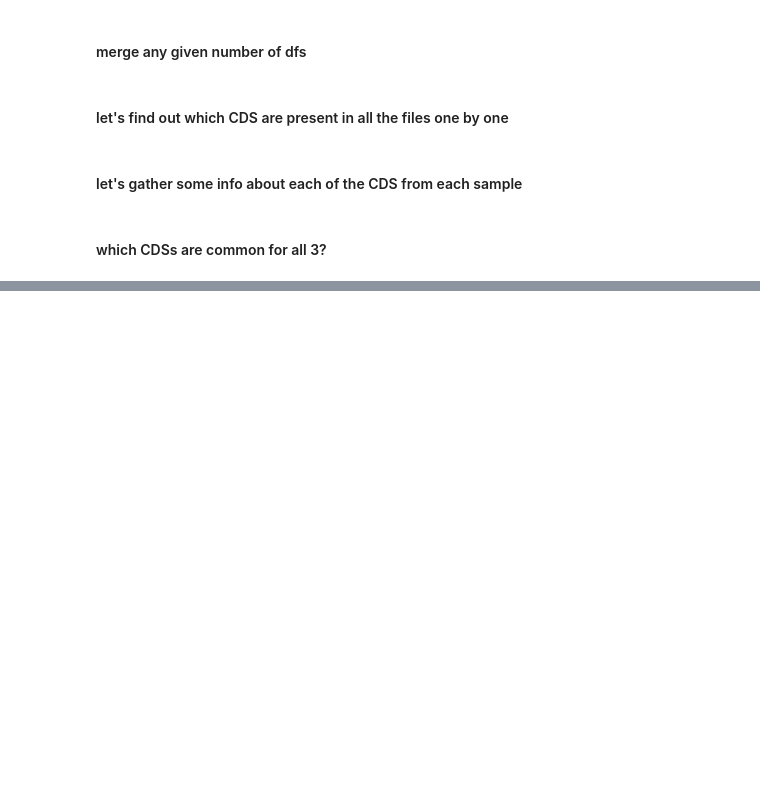
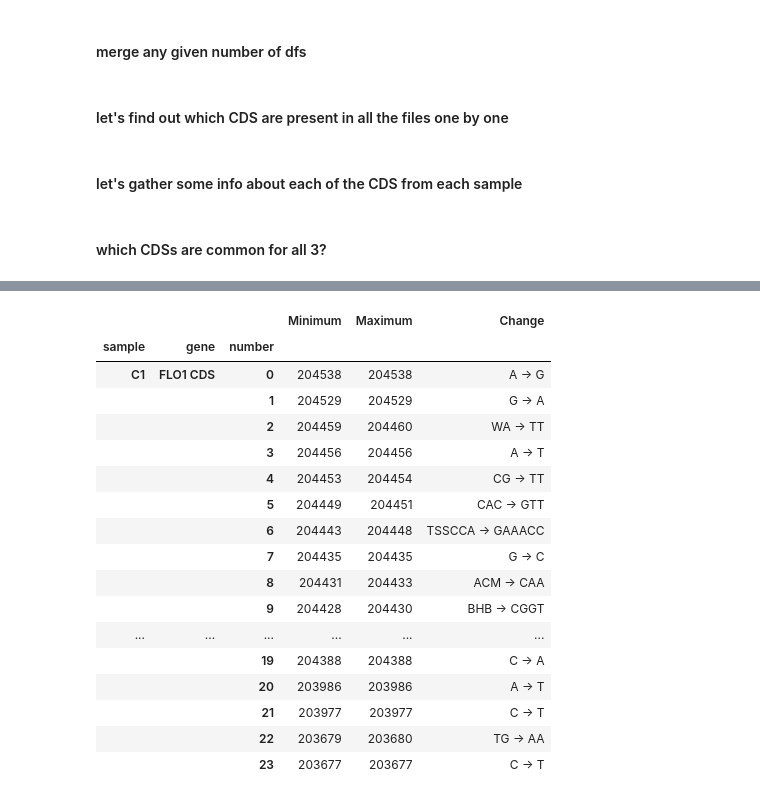
Before and after one commit to dizak/SNP_sheets_merge, a Jupyter notebook: SNPs-sheets_merge.ipynb, the cells around one changed output, grey strips where cells are left out. Saved outputs shown, nothing was run; the diff lists cells and outputs as text; code cells hidden in the pictures; blank space fills up the shorter version.

Commit message:
UPD:Experiments with multiindices

```diff
--- a/SNPs-sheets_merge.ipynb
+++ b/SNPs-sheets_merge.ipynb
@@ -212,0 +198,29 @@ out_dict["FLO1 CDS"]
+# %%
+sample = len(W303_cog7_day42_C1_dfs["FLO1 CDS"]) * ["C1"]
+# %%
+gene = len(W303_cog7_day42_C1_dfs["FLO1 CDS"]) * ["FLO1 CDS"]
+# %%
+tpls = list(zip(*[sample, gene, range(len(df))]))
+# %%
+df.index = pd.MultiIndex.from_tuples(tpls, names=["sample", "gene", "number"])
+# %%
+df
+# %% [output]
+|  |  |  | Minimum | Maximum | Change |
+| sample | gene | number |  |  |  |
+| C1 | FLO1 CDS | 0 | 204538 | 204538 | A -> G |
+|  |  | 1 | 204529 | 204529 | G -> A |
+|  |  | 2 | 204459 | 204460 | WA -> TT |
+|  |  | 3 | 204456 | 204456 | A -> T |
+|  |  | 4 | 204453 | 204454 | CG -> TT |
+|  |  | 5 | 204449 | 204451 | CAC -> GTT |
+|  |  | 6 | 204443 | 204448 | TSSCCA -> GAAACC |
+|  |  | 7 | 204435 | 204435 | G -> C |
+|  |  | 8 | 204431 | 204433 | ACM -> CAA |
+|  |  | 9 | 204428 | 204430 | BHB -> CGGT |
+| ... | ... | ... | ... | ... | ... |
+|  |  | 19 | 204388 | 204388 | C -> A |
+|  |  | 20 | 203986 | 203986 | A -> T |
+|  |  | 21 | 203977 | 203977 | C -> T |
+|  |  | 22 | 203679 | 203680 | TG -> AA |
+|  |  | 23 | 203677 | 203677 | C -> T |
```
Also changed, not shown: parts of 23 cells of this notebook.
